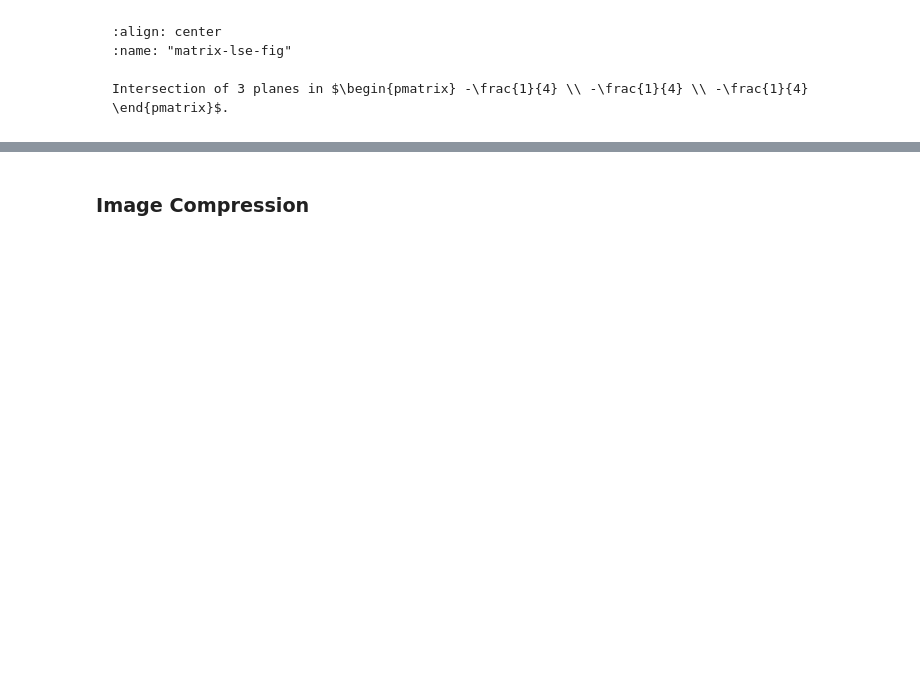
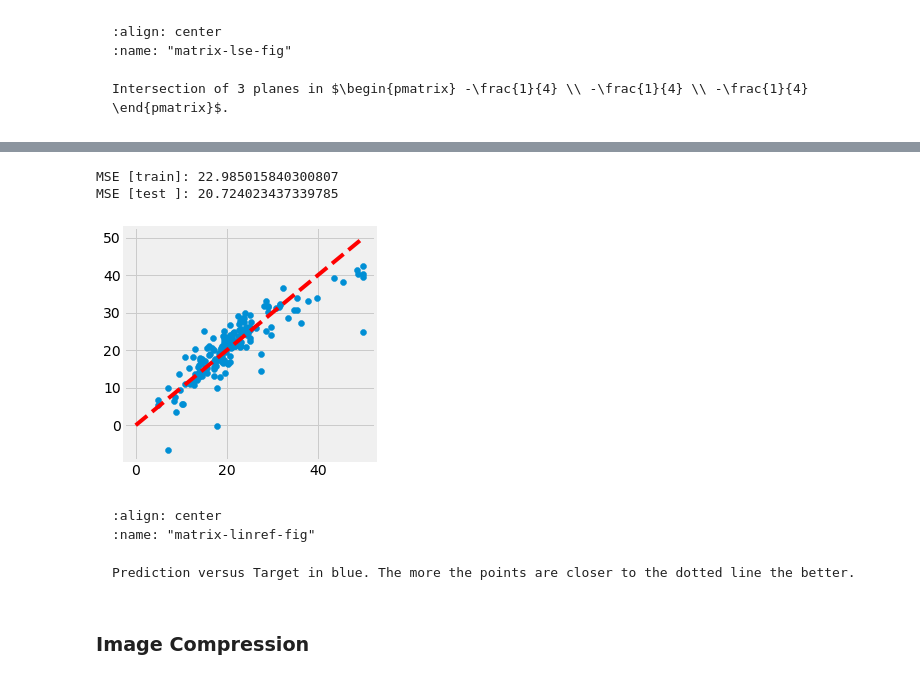
Before and after one commit to yliess86/DataDrivenScienceBook, a Jupyter notebook: data_driven_science_book/linear_algebra.ipynb, the cells around one changed output, grey strips where cells are left out. Cells and saved outputs as stored; diff of their text form; code cells hidden in the pictures; blank space fills up the shorter version.

````diff
--- a/data_driven_science_book/linear_algebra.ipynb
+++ b/data_driven_science_book/linear_algebra.ipynb
@@ -2032,0 +2123,35 @@ Intersection of 3 planes in $\begin{pmatrix} -\frac{1}{4} \\ -\frac{1}{4} \\ -\f
+# %%
+import numpy as np
+
+
+U, S, V_T = np.linalg.svd(A_train, full_matrices=False)
+x_hat = (V_T.T @ np.diag(1 / S) @ U.T) @ b_train
+
+b_train_preds = A_train @ x_hat
+b_test_preds = A_test @ x_hat
+
+train_mse = np.mean((b_train_preds - b_train) ** 2)
+test_mse = np.mean((b_test_preds - b_test) ** 2)
+
+print(f"MSE [train]: {train_mse}")
+print(f"MSE [test ]: {test_mse}")
+# %% [output]
+MSE [train]: 22.985015840300807
+MSE [test ]: 20.724023437339785
+# %%
+import numpy as np
+import matplotlib.pyplot as plt
+plt.ion()
+plt.style.use('fivethirtyeight')
+
+fig = plt.figure(figsize=(4, 4), facecolor="white")
+ax = fig.add_subplot(1, 1, 1)
+
+X = Y = np.linspace(0, 50, 2)
+
+points = ax.scatter(b_test, b_test_preds)
+line = ax.plot(X, Y, color="r", linestyle="dashed")
+
+fig.canvas.draw()
+# %% [output]
+[figure, added]
@@ -2033,3 +2161,10 @@ Intersection of 3 planes in $\begin{pmatrix} -\frac{1}{4} \\ -\frac{1}{4} \\ -\f
+# %% [markdown]
+```{glue:figure} matrix_linreg_fig
+:align: center
+:name: "matrix-linref-fig"
+
+Prediction versus Target in blue. The more the points are closer to the dotted line the better.
+```
 # %% [markdown]
 ### Image Compression
 # %% [markdown]
````
Also changed, not shown: parts of 10 cells of this notebook.
